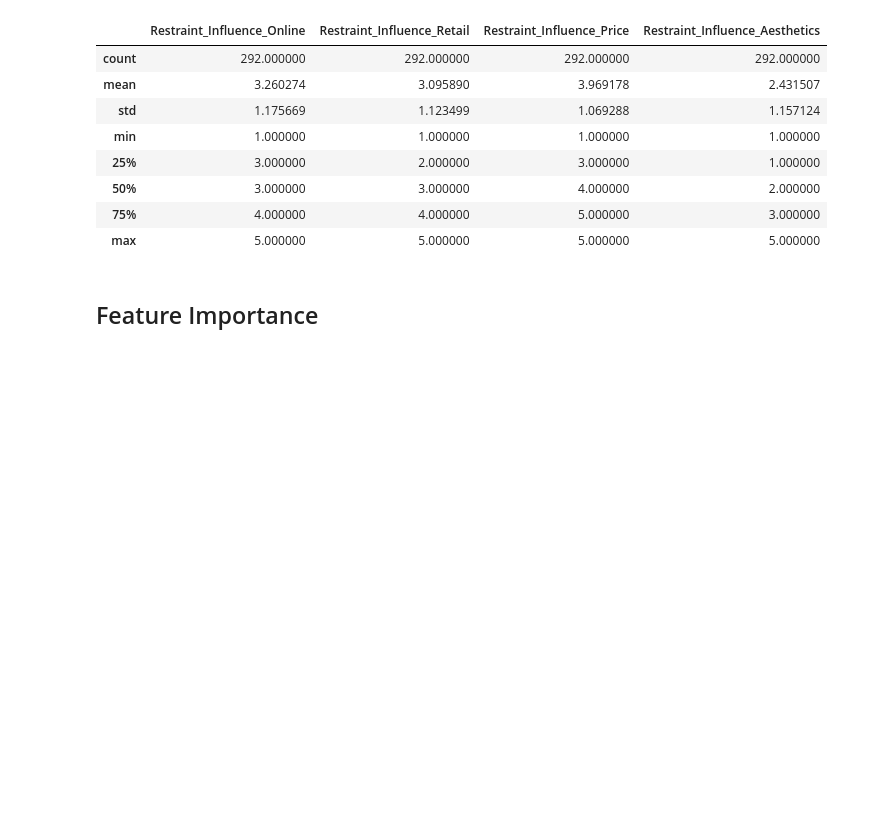
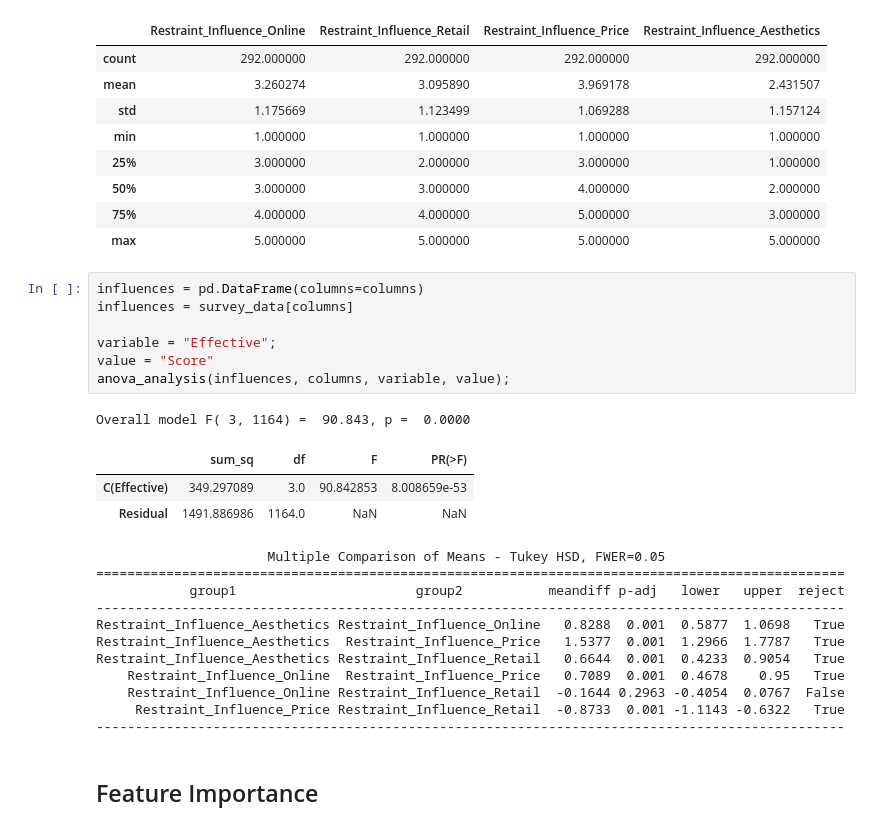
Before and after one commit to markhary/emba912_survey, a Jupyter notebook: ruby.ipynb, the cells around one changed output. Drawn from its saved outputs; the diff is of its cells as text; blank space fills up the shorter version.

```diff
--- a/ruby.ipynb
+++ b/ruby.ipynb
@@ -569,6 +679,29 @@ survey_data[columns].describe()
 | 50% | 3.000000 | 3.000000 | 4.000000 | 2.000000 |
 | 75% | 4.000000 | 4.000000 | 5.000000 | 3.000000 |
 | max | 5.000000 | 5.000000 | 5.000000 | 5.000000 |
+# %%
+influences = pd.DataFrame(columns=columns)
+influences = survey_data[columns]
+
+variable = "Effective";
+value = "Score"
+anova_analysis(influences, columns, variable, value);
+# %% [output]
+Overall model F( 3, 1164) =  90.843, p =  0.0000
+|  | sum_sq | df | F | PR(>F) |
+| C(Effective) | 349.297089 | 3.0 | 90.842853 | 8.008659e-53 |
+| Residual | 1491.886986 | 1164.0 | NaN | NaN |
+                      Multiple Comparison of Means - Tukey HSD, FWER=0.05
+================================================================================================
+            group1                       group2           meandiff p-adj   lower   upper  reject
+------------------------------------------------------------------------------------------------
+Restraint_Influence_Aesthetics Restraint_Influence_Online   0.8288  0.001  0.5877  1.0698   True
+Restraint_Influence_Aesthetics  Restraint_Influence_Price   1.5377  0.001  1.2966  1.7787   True
+Restraint_Influence_Aesthetics Restraint_Influence_Retail   0.6644  0.001  0.4233  0.9054   True
+    Restraint_Influence_Online  Restraint_Influence_Price   0.7089  0.001  0.4678    0.95   True
+    Restraint_Influence_Online Restraint_Influence_Retail  -0.1644 0.2963 -0.4054  0.0767  False
+     Restraint_Influence_Price Restraint_Influence_Retail  -0.8733  0.001 -1.1143 -0.6322   True
+------------------------------------------------------------------------------------------------
 # %% [markdown]
 ## Feature Importance
 # %%
```
Also changed, not shown: parts of 12 cells of this notebook, 53 other files.
